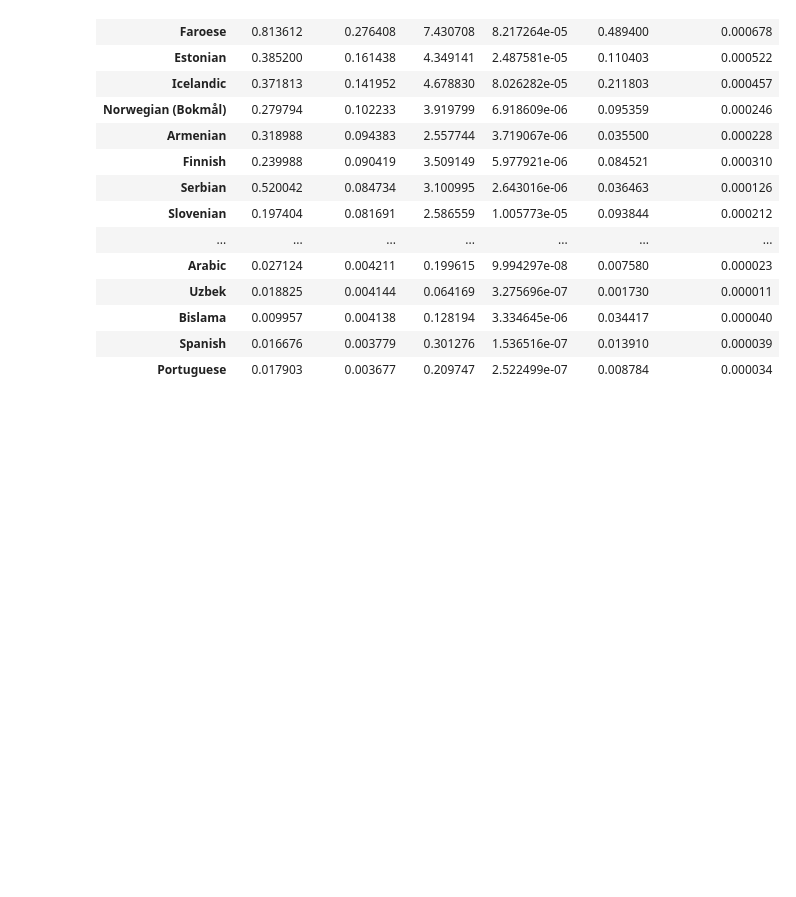
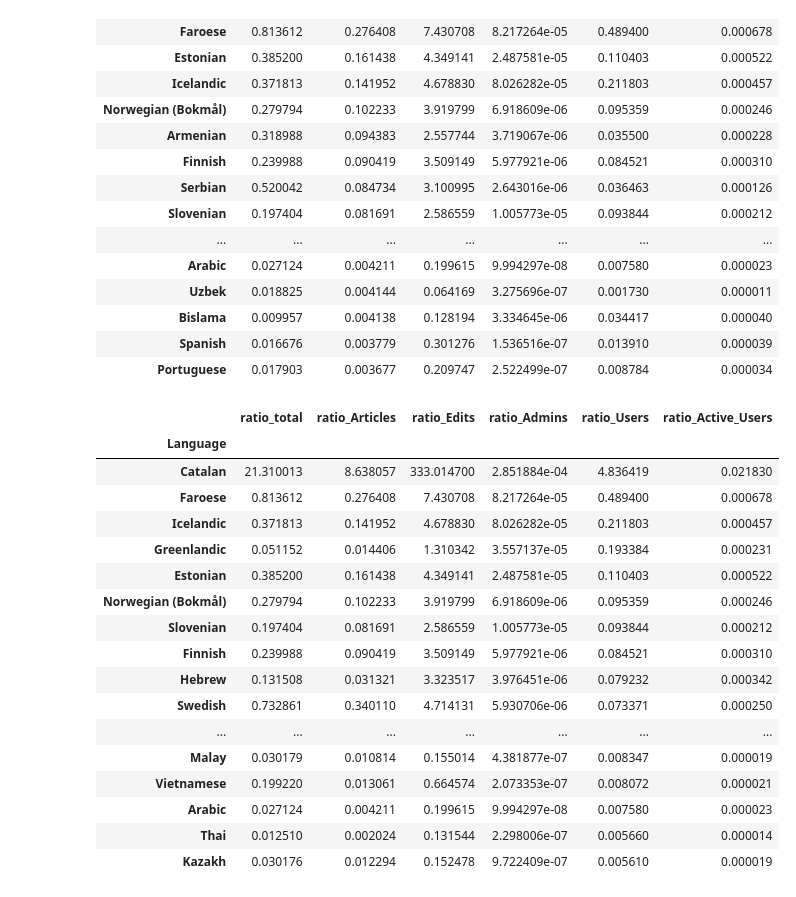
Before and after one commit to maydinn/python_lessons_notes, a Jupyter notebook: nlp.ipynb, the cells around one changed output. Saved outputs shown, nothing was run; the diff lists cells and outputs as text; code cells hidden in the pictures; blank space fills up the shorter version.

```diff
--- a/nlp.ipynb
+++ b/nlp.ipynb
@@ -504,3 +502,24 @@ df_wiki_ratio.sort_values('ratio_Articles', ascending=False).head(50)
 | Bislama | 0.009957 | 0.004138 | 0.128194 | 3.334645e-06 | 0.034417 | 0.000040 |
 | Spanish | 0.016676 | 0.003779 | 0.301276 | 1.536516e-07 | 0.013910 | 0.000039 |
 | Portuguese | 0.017903 | 0.003677 | 0.209747 | 2.522499e-07 | 0.008784 | 0.000034 |
+# %%
+df_wiki_ratio.sort_values('ratio_Users', ascending=False).head(50)
+# %% [output]
+|  | ratio_total | ratio_Articles | ratio_Edits | ratio_Admins | ratio_Users | ratio_Active_Users |
+| Language |  |  |  |  |  |  |
+| Catalan | 21.310013 | 8.638057 | 333.014700 | 2.851884e-04 | 4.836419 | 0.021830 |
+| Faroese | 0.813612 | 0.276408 | 7.430708 | 8.217264e-05 | 0.489400 | 0.000678 |
+| Icelandic | 0.371813 | 0.141952 | 4.678830 | 8.026282e-05 | 0.211803 | 0.000457 |
+| Greenlandic | 0.051152 | 0.014406 | 1.310342 | 3.557137e-05 | 0.193384 | 0.000231 |
+| Estonian | 0.385200 | 0.161438 | 4.349141 | 2.487581e-05 | 0.110403 | 0.000522 |
+| Norwegian (Bokmål) | 0.279794 | 0.102233 | 3.919799 | 6.918609e-06 | 0.095359 | 0.000246 |
+| Slovenian | 0.197404 | 0.081691 | 2.586559 | 1.005773e-05 | 0.093844 | 0.000212 |
+| Finnish | 0.239988 | 0.090419 | 3.509149 | 5.977921e-06 | 0.084521 | 0.000310 |
+| Hebrew | 0.131508 | 0.031321 | 3.323517 | 3.976451e-06 | 0.079232 | 0.000342 |
+| Swedish | 0.732861 | 0.340110 | 4.714131 | 5.930706e-06 | 0.073371 | 0.000250 |
+| ... | ... | ... | ... | ... | ... | ... |
+| Malay | 0.030179 | 0.010814 | 0.155014 | 4.381877e-07 | 0.008347 | 0.000019 |
+| Vietnamese | 0.199220 | 0.013061 | 0.664574 | 2.073353e-07 | 0.008072 | 0.000021 |
+| Arabic | 0.027124 | 0.004211 | 0.199615 | 9.994297e-08 | 0.007580 | 0.000023 |
+| Thai | 0.012510 | 0.002024 | 0.131544 | 2.298006e-07 | 0.005660 | 0.000014 |
+| Kazakh | 0.030176 | 0.012294 | 0.152478 | 9.722409e-07 | 0.005610 | 0.000019 |
```
Also changed, not shown: parts of 9 cells of this notebook, 3 other files.
